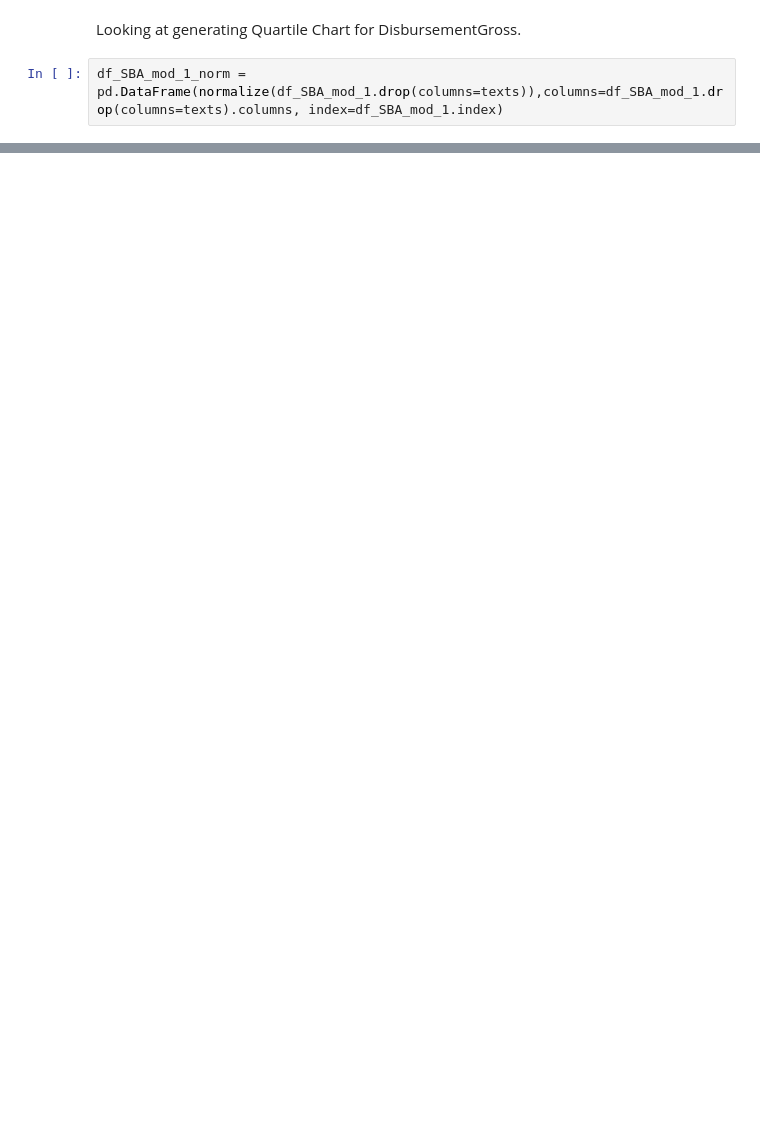
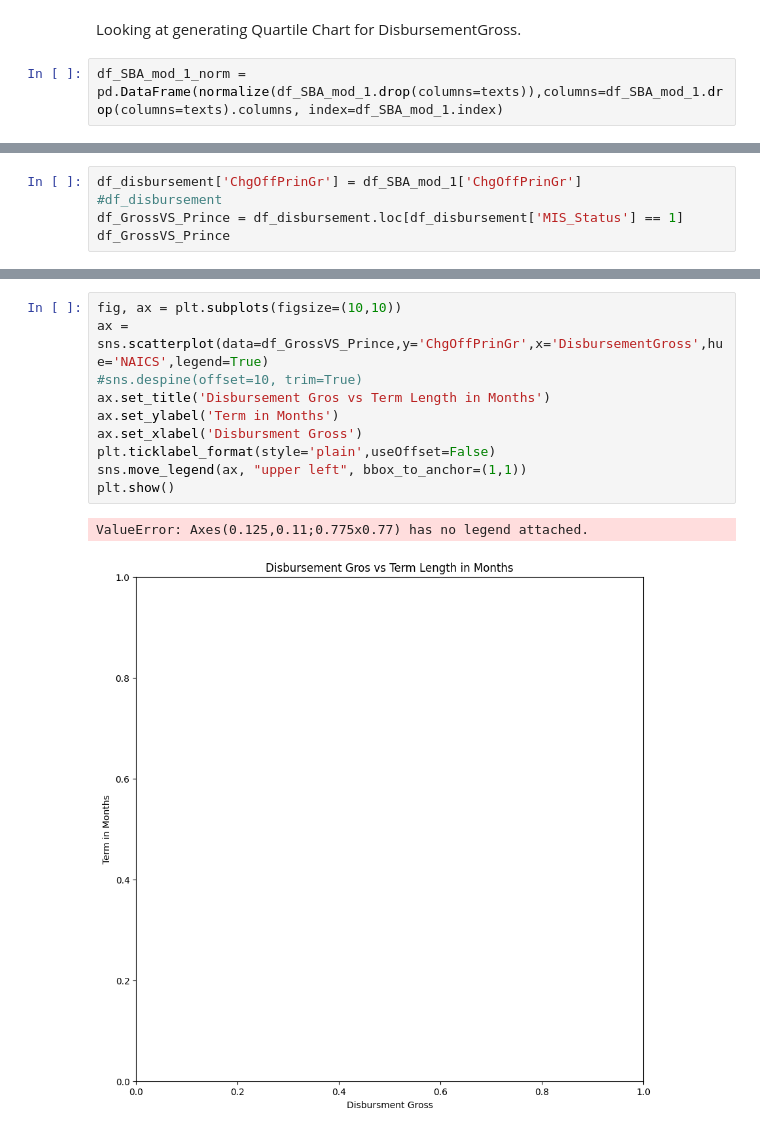
Before and after one commit to wolfesamk/2023-BA-Conmpetition, a Jupyter notebook: Main/MSBA 207 SBA Case - Contest.ipynb, the cells around one changed output, grey strips where cells are left out. Saved outputs shown, nothing was run; the diff lists cells and outputs as text; blank space fills up the shorter version.

```diff
--- a/Main/MSBA 207 SBA Case - Contest.ipynb
+++ b/Main/MSBA 207 SBA Case - Contest.ipynb
@@ -513,0 +559,5 @@ for y in range(len(x)):
+# %%
+df_disbursement['ChgOffPrinGr'] = df_SBA_mod_1['ChgOffPrinGr']
+#df_disbursement
+df_GrossVS_Prince = df_disbursement.loc[df_disbursement['MIS_Status'] == 1]
+df_GrossVS_Prince
@@ -513,0 +578,13 @@ for y in range(len(x)):
+# %%
+fig, ax = plt.subplots(figsize=(10,10))
+ax = sns.scatterplot(data=df_GrossVS_Prince,y='ChgOffPrinGr',x='DisbursementGross',hue='NAICS',legend=True)
+#sns.despine(offset=10, trim=True)
+ax.set_title('Disbursement Gros vs Term Length in Months')
+ax.set_ylabel('Term in Months')
+ax.set_xlabel('Disbursment Gross')
+plt.ticklabel_format(style='plain',useOffset=False)
+sns.move_legend(ax, "upper left", bbox_to_anchor=(1,1))
+plt.show()
+# %% [output]
+ValueError: Axes(0.125,0.11;0.775x0.77) has no legend attached.
+[figure, added]
```
Also changed, not shown: parts of 18 cells of this notebook, 1 other file.
